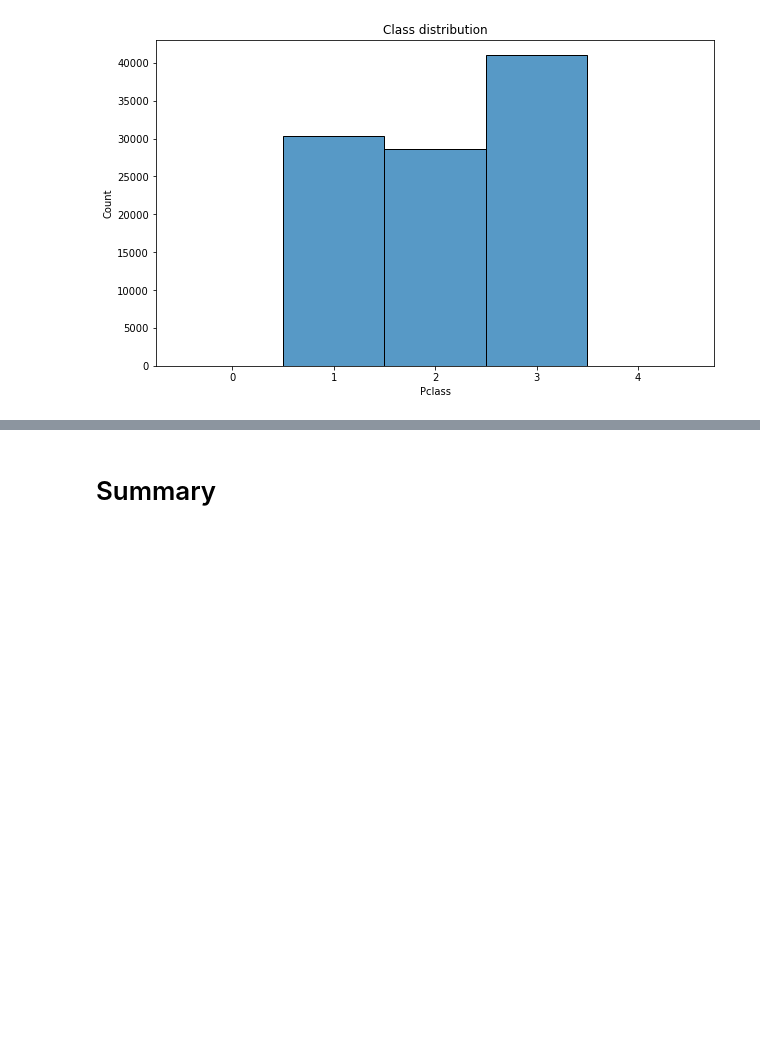
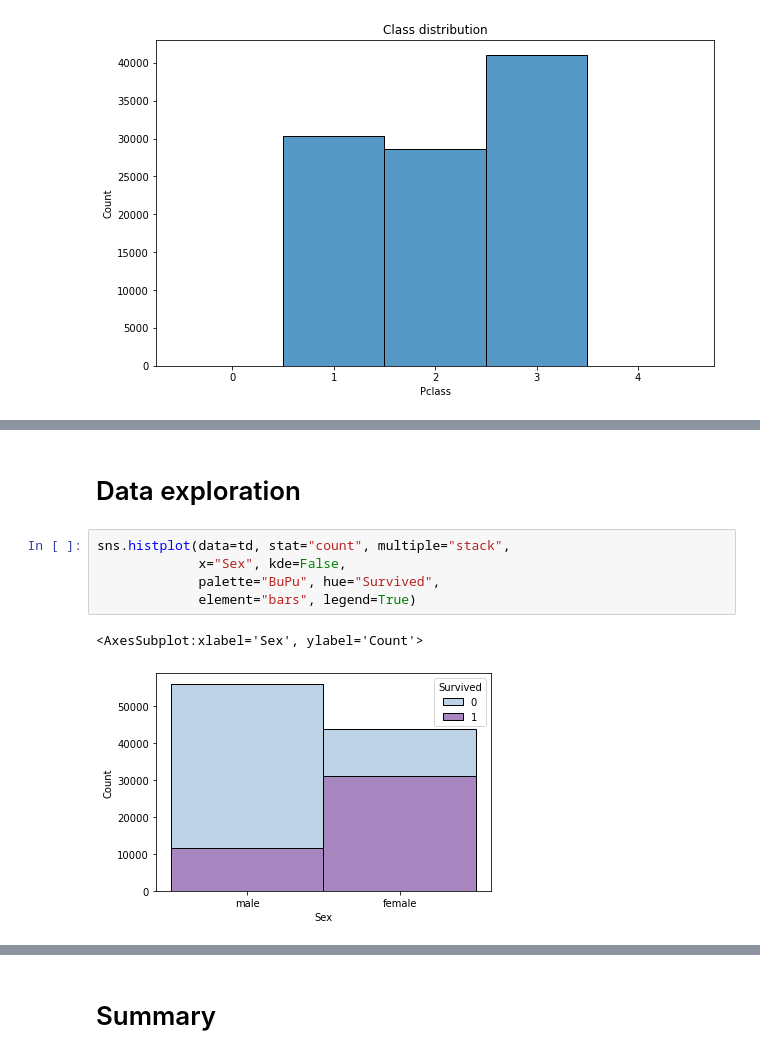
Before and after one commit to tshura/ml-intro, a Jupyter notebook: 2_data_exploration/eda.ipynb, the cells around one changed output, grey strips where cells are left out. Cells and saved outputs as stored; diff of their text form; blank space fills up the shorter version.

```diff
--- a/2_data_exploration/eda.ipynb
+++ b/2_data_exploration/eda.ipynb
@@ -86,0 +130,10 @@ Text(0.5, 1.0, 'Embarked')
+# %% [markdown]
+# Data exploration
+# %%
+sns.histplot(data=td, stat="count", multiple="stack",
+             x="Sex", kde=False,
+             palette="BuPu", hue="Survived",
+             element="bars", legend=True)
+# %% [output]
+<AxesSubplot:xlabel='Sex', ylabel='Count'>
+[figure, added]
```
Also changed, not shown: parts of 21 cells of this notebook.
